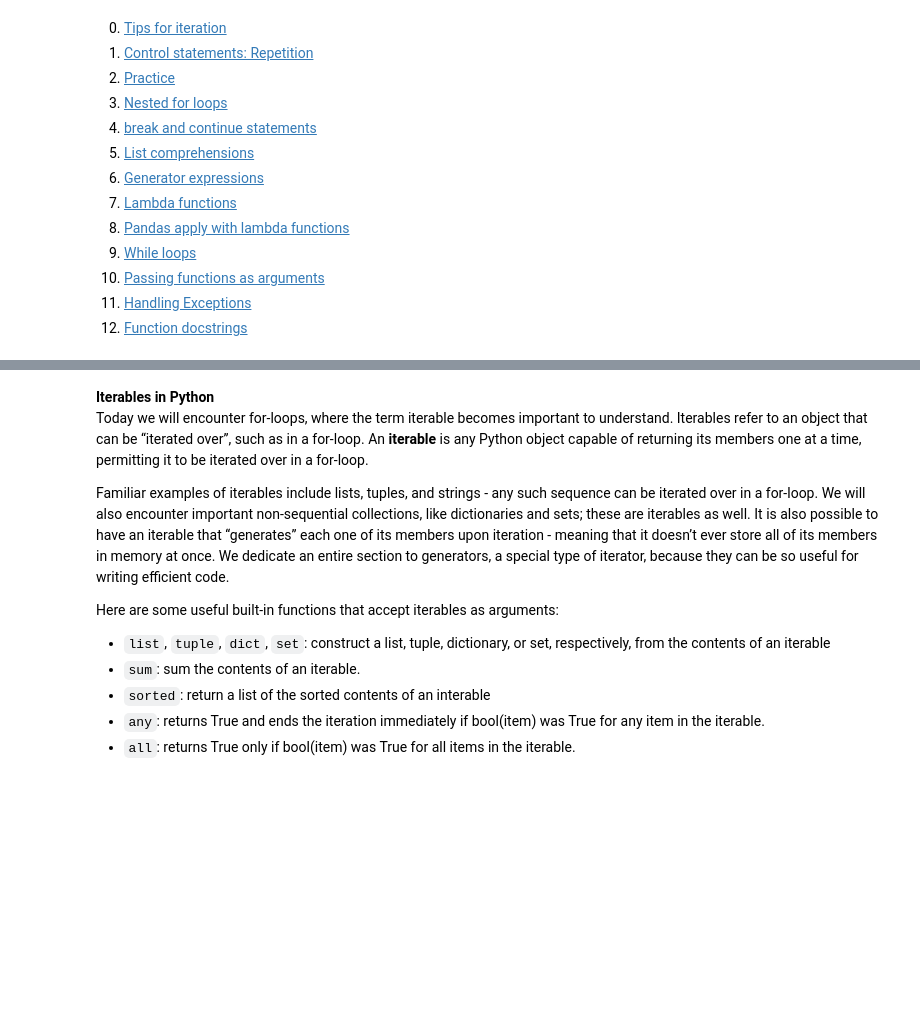
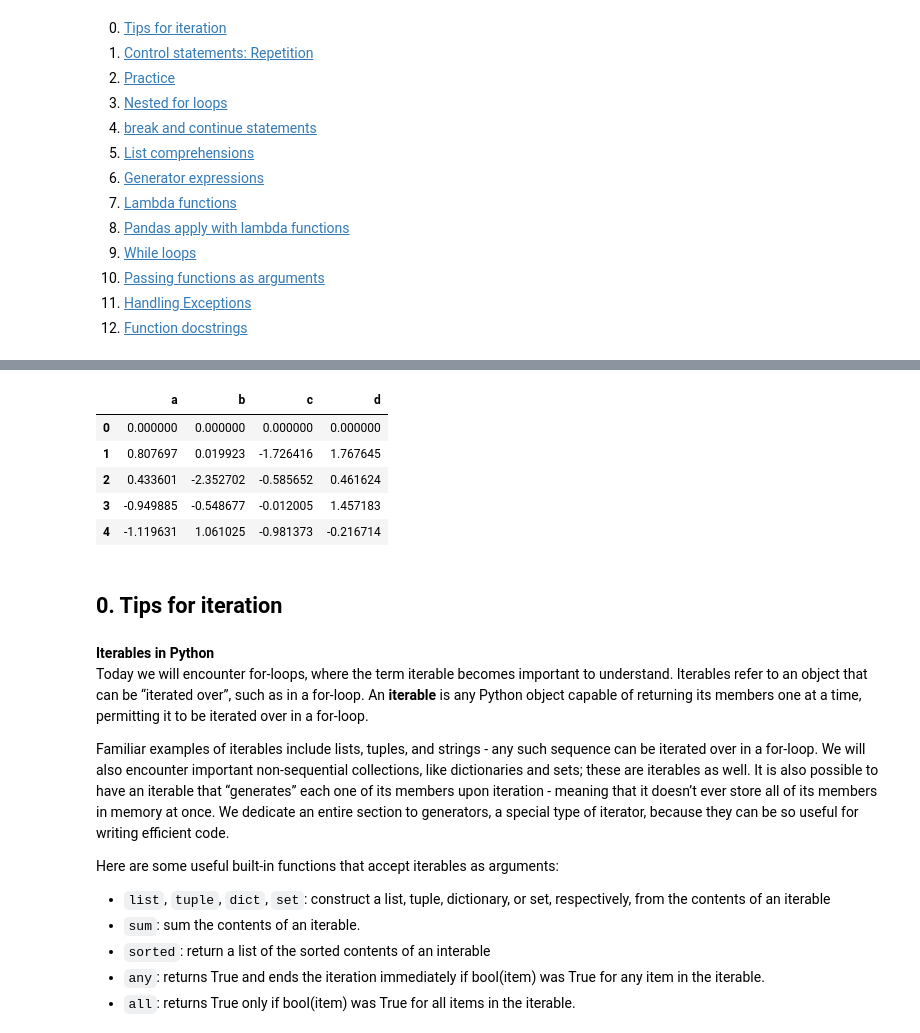
Before and after one commit to luluhuang527/QMSS-GR5072-Spring2025, a Jupyter notebook: Week 6/Programs/week06.ipynb, the cells around one changed output, grey strips where cells are left out. Saved outputs shown, nothing was run; the diff lists cells and outputs as text; code cells hidden in the pictures; blank space fills up the shorter version.

```diff
--- a/Week 6/Programs/week06.ipynb
+++ b/Week 6/Programs/week06.ipynb
@@ -26,3 +66,15 @@ import seaborn as sns
+# %%
+df2.iloc[0] = 1
+df.head()           # Changes to df2 don't affect df since df2 is a deep copy
+# %% [output]
+|  | a | b | c | d |
+| 0 | 0.000000 | 0.000000 | 0.000000 | 0.000000 |
+| 1 | 0.807697 | 0.019923 | -1.726416 | 1.767645 |
+| 2 | 0.433601 | -2.352702 | -0.585652 | 0.461624 |
+| 3 | -0.949885 | -0.548677 | -0.012005 | 1.457183 |
+| 4 | -1.119631 | 1.061025 | -0.981373 | -0.216714 |
+# %% [markdown]
+## 0. Tips for iteration <a class="anchor" id="bullet0"></a>
 # %% [markdown]
 **Iterables in Python**
 Today we will encounter for-loops, where the term iterable becomes important to understand. Iterables refer to an object that can be “iterated over”, such as in a for-loop. An **iterable** is any Python object capable of returning its members one at a time, permitting it to be iterated over in a for-loop.
```
Also changed, not shown: parts of 46 cells of this notebook, 1 other file.
